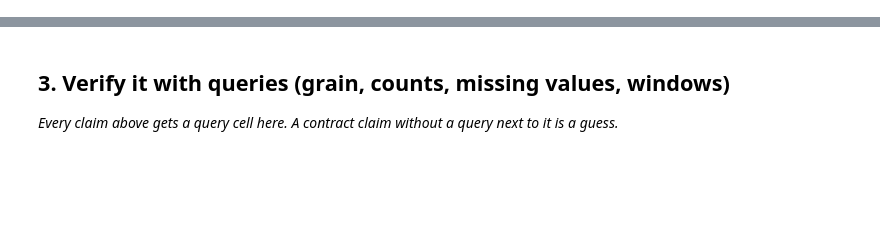
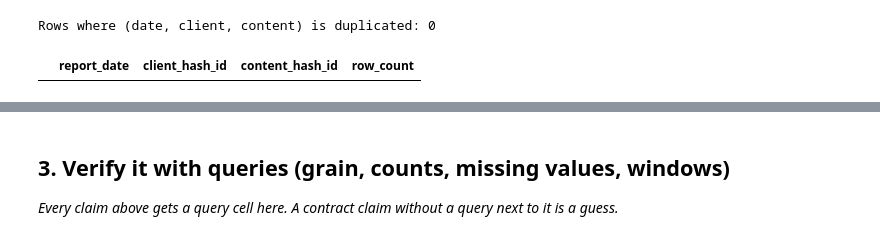
Before and after one commit to abbas-707/FlyRank-Internship, a Jupyter notebook: work/notebooks/w03_data_contract.ipynb, the cells around one changed output, grey strips where cells are left out. Saved outputs shown, nothing was run; the diff lists cells and outputs as text; code cells hidden in the pictures; blank space fills up the shorter version.

```diff
--- a/work/notebooks/w03_data_contract.ipynb
+++ b/work/notebooks/w03_data_contract.ipynb
@@ -22,0 +66,15 @@ This skeleton is yours to fill. Work the sections **in order** — each one has
+# %%
+# Verify: one row = one content page, on one day, for one client
+grain_check = con.sql("""
+    SELECT report_date, client_hash_id, content_hash_id, COUNT(*) AS row_count
+    FROM 'hf://datasets/FlyRank/internship-warehouse/fact_content_daily_performance/month=2026-03/*.parquet'
+    GROUP BY report_date, client_hash_id, content_hash_id
+    HAVING COUNT(*) > 1
+    LIMIT 5
+""").df()
+
+print("Rows where (date, client, content) is duplicated:", len(grain_check))
+grain_check
+# %% [output]
+Rows where (date, client, content) is duplicated: 0
+|  | report_date | client_hash_id | content_hash_id | row_count |
```
Also changed, not shown: parts of 23 cells of this notebook.
